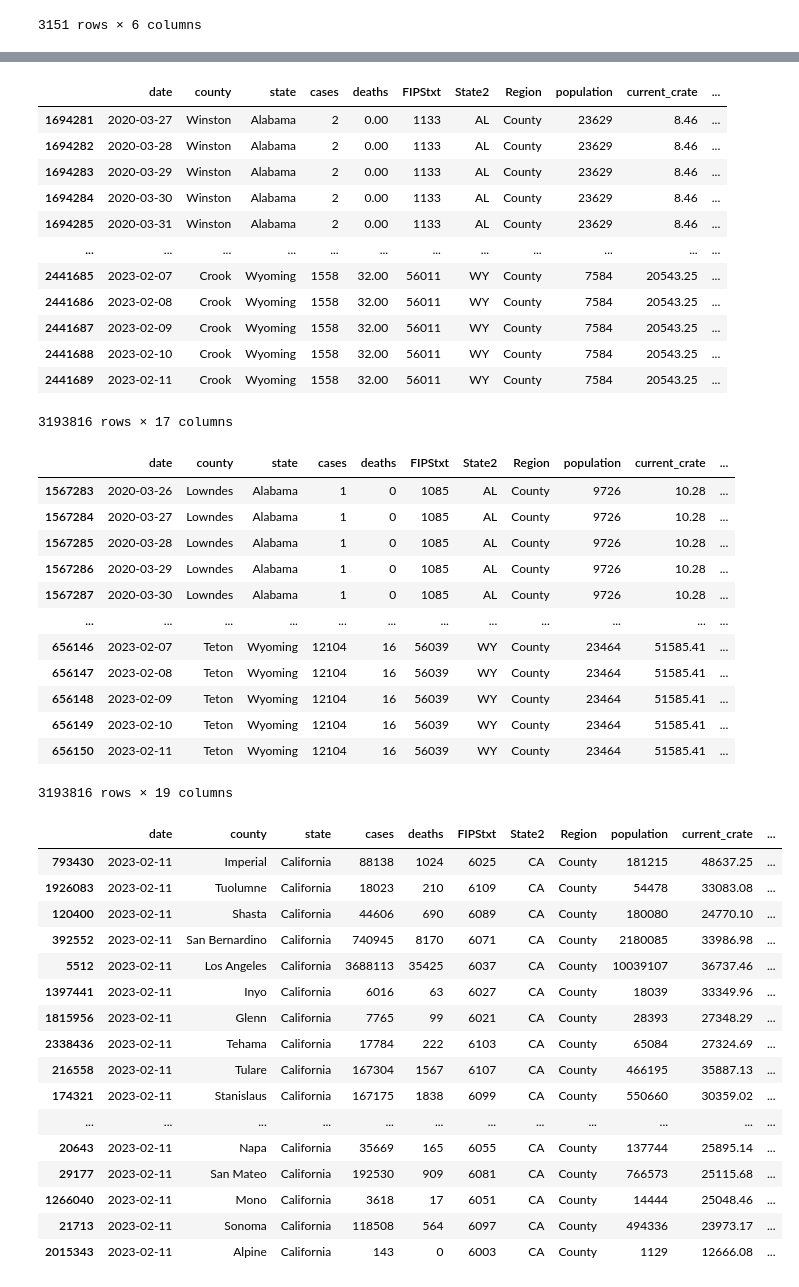
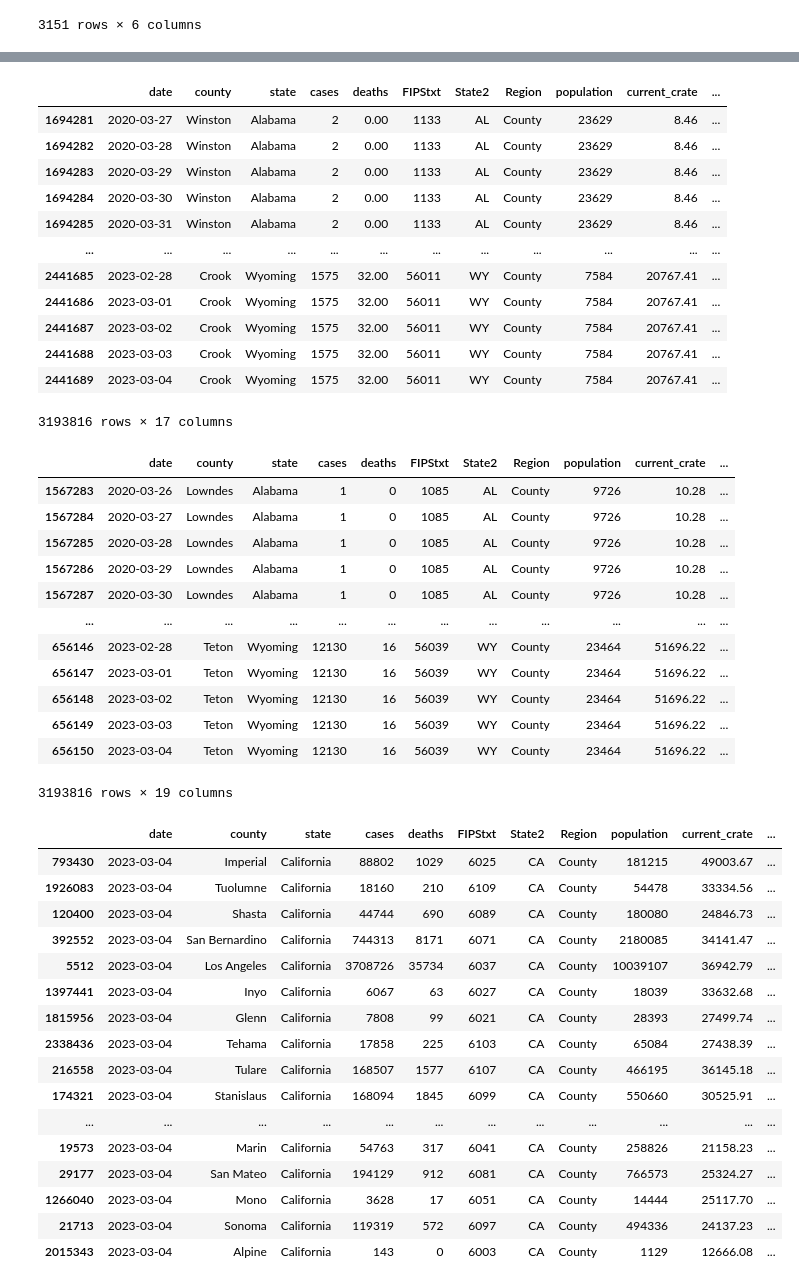
Before and after one commit to menlodoug/covid_crunching, a Jupyter notebook: pandas/COVID_USA.ipynb, the cells around one changed output, grey strips where cells are left out. Cells and saved outputs as stored; diff of their text form; code cells hidden in the pictures.

```diff
--- a/pandas/COVID_USA.ipynb
+++ b/pandas/COVID_USA.ipynb
@@ -106,7 +106,7 @@ counties
 # %%
 # Isolate data from most current day.
 
-counties_us = counties[(counties['date'] == '2023-02-11') & (counties['Region'] == 'County')]
+counties_us = counties[(counties['date'] == '2023-03-04') & (counties['Region'] == 'County')]
 counties_us
 # %% [output]
 |  | date | county | state | cases | deaths | FIPStxt | State2 | Region | population | current_crate | ... |
@@ -227,11 +227,11 @@ usa
 | 1694284 | 2020-03-30 | Winston | Alabama | 2 | 0.00 | 1133 | AL | County | 23629 | 8.46 | ... |
 | 1694285 | 2020-03-31 | Winston | Alabama | 2 | 0.00 | 1133 | AL | County | 23629 | 8.46 | ... |
 | ... | ... | ... | ... | ... | ... | ... | ... | ... | ... | ... | ... |
-| 2441685 | 2023-02-07 | Crook | Wyoming | 1558 | 32.00 | 56011 | WY | County | 7584 | 20543.25 | ... |
-| 2441686 | 2023-02-08 | Crook | Wyoming | 1558 | 32.00 | 56011 | WY | County | 7584 | 20543.25 | ... |
-| 2441687 | 2023-02-09 | Crook | Wyoming | 1558 | 32.00 | 56011 | WY | County | 7584 | 20543.25 | ... |
-| 2441688 | 2023-02-10 | Crook | Wyoming | 1558 | 32.00 | 56011 | WY | County | 7584 | 20543.25 | ... |
-| 2441689 | 2023-02-11 | Crook | Wyoming | 1558 | 32.00 | 56011 | WY | County | 7584 | 20543.25 | ... |
+| 2441685 | 2023-02-28 | Crook | Wyoming | 1575 | 32.00 | 56011 | WY | County | 7584 | 20767.41 | ... |
+| 2441686 | 2023-03-01 | Crook | Wyoming | 1575 | 32.00 | 56011 | WY | County | 7584 | 20767.41 | ... |
+| 2441687 | 2023-03-02 | Crook | Wyoming | 1575 | 32.00 | 56011 | WY | County | 7584 | 20767.41 | ... |
+| 2441688 | 2023-03-03 | Crook | Wyoming | 1575 | 32.00 | 56011 | WY | County | 7584 | 20767.41 | ... |
+| 2441689 | 2023-03-04 | Crook | Wyoming | 1575 | 32.00 | 56011 | WY | County | 7584 | 20767.41 | ... |
 3193816 rows × 17 columns
 # %%
 # Break out daily death data from the New York Times csv that is cumulative in nature
@@ -249,11 +249,11 @@ usa
 | 1567286 | 2020-03-29 | Lowndes | Alabama | 1 | 0 | 1085 | AL | County | 9726 | 10.28 | ... |
 | 1567287 | 2020-03-30 | Lowndes | Alabama | 1 | 0 | 1085 | AL | County | 9726 | 10.28 | ... |
 | ... | ... | ... | ... | ... | ... | ... | ... | ... | ... | ... | ... |
-| 656146 | 2023-02-07 | Teton | Wyoming | 12104 | 16 | 56039 | WY | County | 23464 | 51585.41 | ... |
-| 656147 | 2023-02-08 | Teton | Wyoming | 12104 | 16 | 56039 | WY | County | 23464 | 51585.41 | ... |
-| 656148 | 2023-02-09 | Teton | Wyoming | 12104 | 16 | 56039 | WY | County | 23464 | 51585.41 | ... |
-| 656149 | 2023-02-10 | Teton | Wyoming | 12104 | 16 | 56039 | WY | County | 23464 | 51585.41 | ... |
-| 656150 | 2023-02-11 | Teton | Wyoming | 12104 | 16 | 56039 | WY | County | 23464 | 51585.41 | ... |
+| 656146 | 2023-02-28 | Teton | Wyoming | 12130 | 16 | 56039 | WY | County | 23464 | 51696.22 | ... |
+| 656147 | 2023-03-01 | Teton | Wyoming | 12130 | 16 | 56039 | WY | County | 23464 | 51696.22 | ... |
+| 656148 | 2023-03-02 | Teton | Wyoming | 12130 | 16 | 56039 | WY | County | 23464 | 51696.22 | ... |
+| 656149 | 2023-03-03 | Teton | Wyoming | 12130 | 16 | 56039 | WY | County | 23464 | 51696.22 | ... |
+| 656150 | 2023-03-04 | Teton | Wyoming | 12130 | 16 | 56039 | WY | County | 23464 | 51696.22 | ... |
 3193816 rows × 19 columns
 # %%
 # Export updated national data to csv for use in Tableau
@@ -262,26 +262,26 @@ usa.to_csv('daily_covid_us.csv', index=False)
 # %%
 # Filter California data to show only numbers for today
 
-counties_cal = usa[(usa['date'] == '2023-02-11') & (usa['state'] == 'California')]
+counties_cal = usa[(usa['date'] == '2023-03-04') & (usa['state'] == 'California')]
 counties_cal
 # %% [output]
 |  | date | county | state | cases | deaths | FIPStxt | State2 | Region | population | current_crate | ... |
-| 793430 | 2023-02-11 | Imperial | California | 88138 | 1024 | 6025 | CA | County | 181215 | 48637.25 | ... |
-| 1926083 | 2023-02-11 | Tuolumne | California | 18023 | 210 | 6109 | CA | County | 54478 | 33083.08 | ... |
-| 120400 | 2023-02-11 | Shasta | California | 44606 | 690 | 6089 | CA | County | 180080 | 24770.10 | ... |
-| 392552 | 2023-02-11 | San Bernardino | California | 740945 | 8170 | 6071 | CA | County | 2180085 | 33986.98 | ... |
-| 5512 | 2023-02-11 | Los Angeles | California | 3688113 | 35425 | 6037 | CA | County | 10039107 | 36737.46 | ... |
-| 1397441 | 2023-02-11 | Inyo | California | 6016 | 63 | 6027 | CA | County | 18039 | 33349.96 | ... |
-| 1815956 | 2023-02-11 | Glenn | California | 7765 | 99 | 6021 | CA | County | 28393 | 27348.29 | ... |
-| 2338436 | 2023-02-11 | Tehama | California | 17784 | 222 | 6103 | CA | County | 65084 | 27324.69 | ... |
-| 216558 | 2023-02-11 | Tulare | California | 167304 | 1567 | 6107 | CA | County | 466195 | 35887.13 | ... |
-| 174321 | 2023-02-11 | Stanislaus | California | 167175 | 1838 | 6099 | CA | County | 550660 | 30359.02 | ... |
+| 793430 | 2023-03-04 | Imperial | California | 88802 | 1029 | 6025 | CA | County | 181215 | 49003.67 | ... |
+| 1926083 | 2023-03-04 | Tuolumne | California | 18160 | 210 | 6109 | CA | County | 54478 | 33334.56 | ... |
+| 120400 | 2023-03-04 | Shasta | California | 44744 | 690 | 6089 | CA | County | 180080 | 24846.73 | ... |
+| 392552 | 2023-03-04 | San Bernardino | California | 744313 | 8171 | 6071 | CA | County | 2180085 | 34141.47 | ... |
+| 5512 | 2023-03-04 | Los Angeles | California | 3708726 | 35734 | 6037 | CA | County | 10039107 | 36942.79 | ... |
+| 1397441 | 2023-03-04 | Inyo | California | 6067 | 63 | 6027 | CA | County | 18039 | 33632.68 | ... |
+| 1815956 | 2023-03-04 | Glenn | California | 7808 | 99 | 6021 | CA | County | 28393 | 27499.74 | ... |
+| 2338436 | 2023-03-04 | Tehama | California | 17858 | 225 | 6103 | CA | County | 65084 | 27438.39 | ... |
+| 216558 | 2023-03-04 | Tulare | California | 168507 | 1577 | 6107 | CA | County | 466195 | 36145.18 | ... |
+| 174321 | 2023-03-04 | Stanislaus | California | 168094 | 1845 | 6099 | CA | County | 550660 | 30525.91 | ... |
 | ... | ... | ... | ... | ... | ... | ... | ... | ... | ... | ... | ... |
-| 20643 | 2023-02-11 | Napa | California | 35669 | 165 | 6055 | CA | County | 137744 | 25895.14 | ... |
-| 29177 | 2023-02-11 | San Mateo | California | 192530 | 909 | 6081 | CA | County | 766573 | 25115.68 | ... |
-| 1266040 | 2023-02-11 | Mono | California | 3618 | 17 | 6051 | CA | County | 14444 | 25048.46 | ... |
-| 21713 | 2023-02-11 | Sonoma | California | 118508 | 564 | 6097 | CA | County | 494336 | 23973.17 | ... |
-| 2015343 | 2023-02-11 | Alpine | California | 143 | 0 | 6003 | CA | County | 1129 | 12666.08 | ... |
+| 19573 | 2023-03-04 | Marin | California | 54763 | 317 | 6041 | CA | County | 258826 | 21158.23 | ... |
+| 29177 | 2023-03-04 | San Mateo | California | 194129 | 912 | 6081 | CA | County | 766573 | 25324.27 | ... |
+| 1266040 | 2023-03-04 | Mono | California | 3628 | 17 | 6051 | CA | County | 14444 | 25117.70 | ... |
+| 21713 | 2023-03-04 | Sonoma | California | 119319 | 572 | 6097 | CA | County | 494336 | 24137.23 | ... |
+| 2015343 | 2023-03-04 | Alpine | California | 143 | 0 | 6003 | CA | County | 1129 | 12666.08 | ... |
 # %%
 # Show top 10 California counties based on largest current infection rate
 
```
Also changed, not shown: parts of 12 cells of this notebook, 34 other files.
